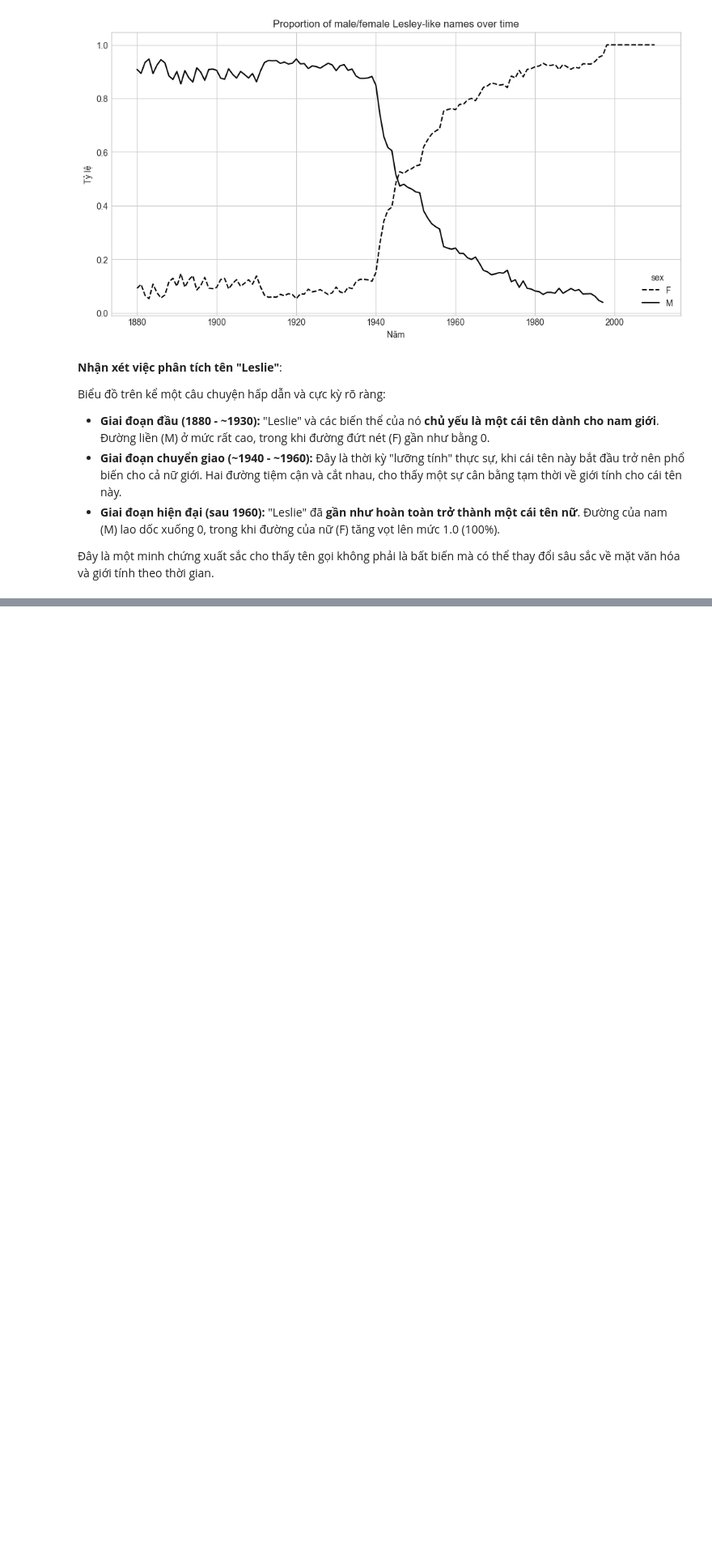
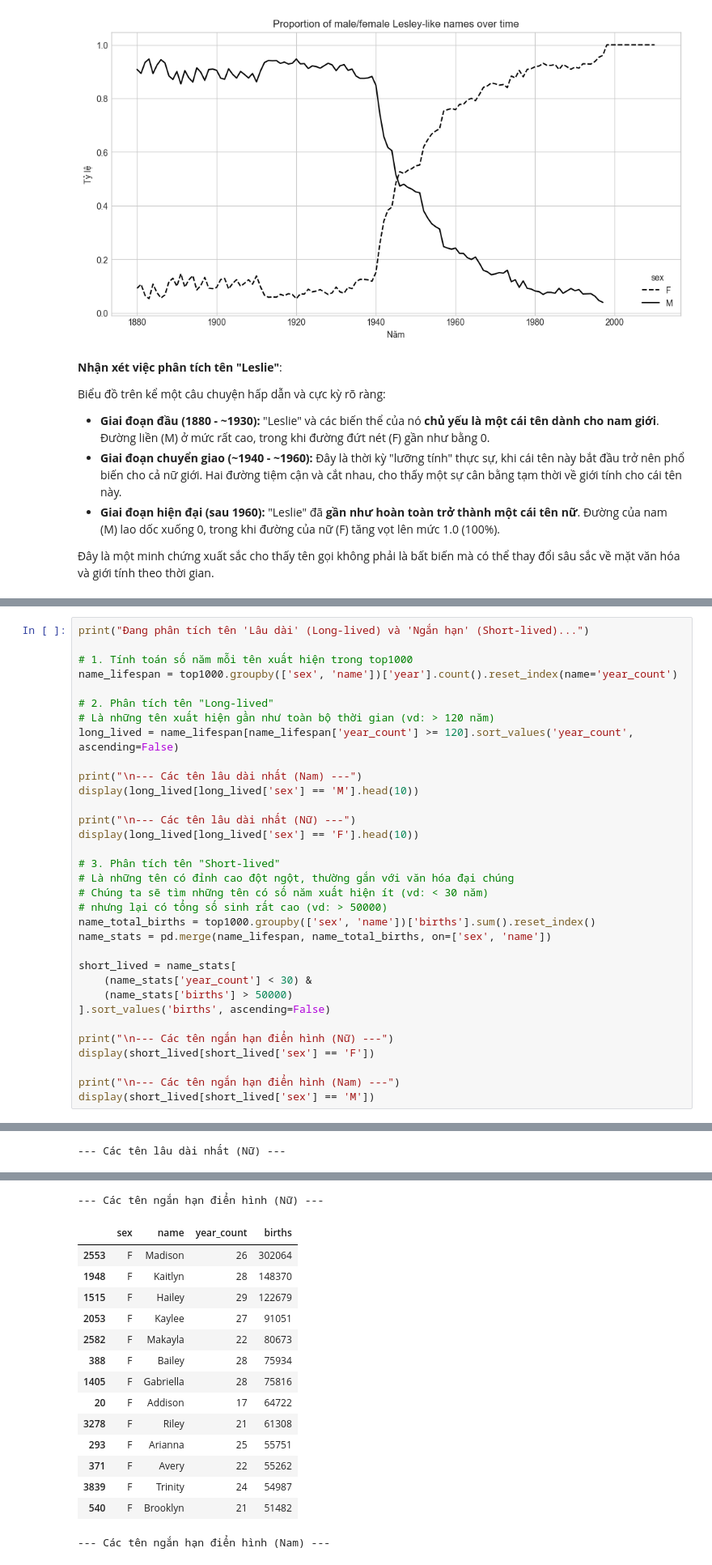
Before and after one commit to TranKhaiAn/sgu_2025_dataAnalysis, a Jupyter notebook: BTL_02-dl16-10/chapter13_3.ipynb, the cells around one changed output, grey strips where cells are left out. Shown at 81% size. Saved outputs shown, nothing was run; the diff lists cells and outputs as text; blank space fills up the shorter version.

```diff
--- a/BTL_02-dl16-10/chapter13_3.ipynb
+++ b/BTL_02-dl16-10/chapter13_3.ipynb
@@ -747,0 +914,34 @@ Qua hành trình phân tích bộ dữ liệu Tên trẻ em Hoa Kỳ, chúng ta
+# %%
+print("Đang phân tích tên 'Lâu dài' (Long-lived) và 'Ngắn hạn' (Short-lived)...")
+
+# 1. Tính toán số năm mỗi tên xuất hiện trong top1000
+name_lifespan = top1000.groupby(['sex', 'name'])['year'].count().reset_index(name='year_count')
+
+# 2. Phân tích tên "Long-lived"
+# Là những tên xuất hiện gần như toàn bộ thời gian (vd: > 120 năm)
+long_lived = name_lifespan[name_lifespan['year_count'] >= 120].sort_values('year_count', ascending=False)
+
+print("\n--- Các tên lâu dài nhất (Nam) ---")
+display(long_lived[long_lived['sex'] == 'M'].head(10))
+
+print("\n--- Các tên lâu dài nhất (Nữ) ---")
+display(long_lived[long_lived['sex'] == 'F'].head(10))
+
+# 3. Phân tích tên "Short-lived"
+# Là những tên có đỉnh cao đột ngột, thường gắn với văn hóa đại chúng
+# Chúng ta sẽ tìm những tên có số năm xuất hiện ít (vd: < 30 năm)
+# nhưng lại có tổng số sinh rất cao (vd: > 50000)
+name_total_births = top1000.groupby(['sex', 'name'])['births'].sum().reset_index()
+name_stats = pd.merge(name_lifespan, name_total_births, on=['sex', 'name'])
+
+short_lived = name_stats[
+    (name_stats['year_count'] < 30) &
+    (name_stats['births'] > 50000)
+].sort_values('births', ascending=False)
+
+print("\n--- Các tên ngắn hạn điển hình (Nữ) ---")
+display(short_lived[short_lived['sex'] == 'F'])
+
+print("\n--- Các tên ngắn hạn điển hình (Nam) ---")
+display(short_lived[short_lived['sex'] == 'M'])
+# %% [output]
@@ -747,0 +962 @@ Qua hành trình phân tích bộ dữ liệu Tên trẻ em Hoa Kỳ, chúng ta
+--- Các tên lâu dài nhất (Nữ) ---
@@ -747,0 +974,16 @@ Qua hành trình phân tích bộ dữ liệu Tên trẻ em Hoa Kỳ, chúng ta
+--- Các tên ngắn hạn điển hình (Nữ) ---
+|  | sex | name | year_count | births |
+| 2553 | F | Madison | 26 | 302064 |
+| 1948 | F | Kaitlyn | 28 | 148370 |
+| 1515 | F | Hailey | 29 | 122679 |
+| 2053 | F | Kaylee | 27 | 91051 |
+| 2582 | F | Makayla | 22 | 80673 |
+| 388 | F | Bailey | 28 | 75934 |
+| 1405 | F | Gabriella | 28 | 75816 |
+| 20 | F | Addison | 17 | 64722 |
+| 3278 | F | Riley | 21 | 61308 |
+| 293 | F | Arianna | 25 | 55751 |
+| 371 | F | Avery | 22 | 55262 |
+| 3839 | F | Trinity | 24 | 54987 |
+| 540 | F | Brooklyn | 21 | 51482 |
+--- Các tên ngắn hạn điển hình (Nam) ---
```
Also changed, not shown: parts of 21 cells of this notebook.
